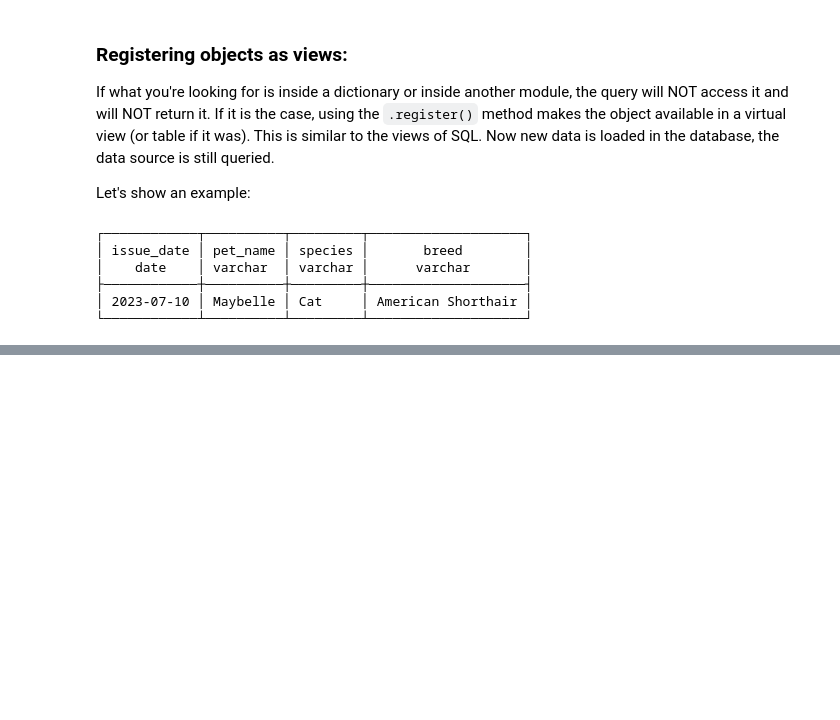
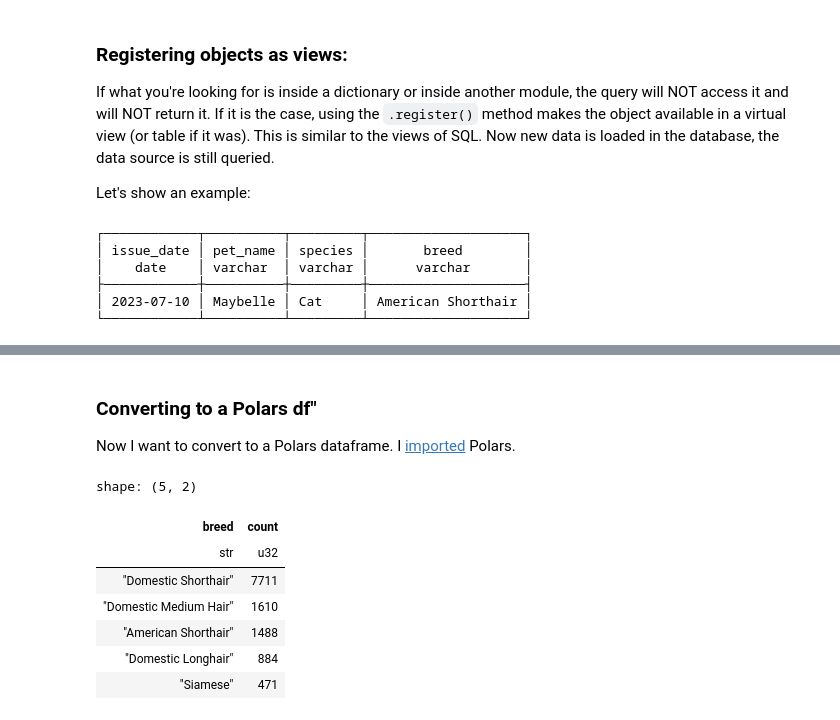
Before and after one commit to jendives2000/Data_ML_Practice_2025, a Jupyter notebook: 1-3-SQL/practice/DuckDB/notebooks/2_duckdb_python_API.ipynb, the cells around one changed output, grey strips where cells are left out. Cells and saved outputs as stored; diff of their text form; code cells hidden in the pictures; blank space fills up the shorter version.

```diff
--- a/1-3-SQL/practice/DuckDB/notebooks/2_duckdb_python_API.ipynb
+++ b/1-3-SQL/practice/DuckDB/notebooks/2_duckdb_python_API.ipynb
@@ -934,0 +958,14 @@ pd_df_conn.sql(
+# %%
+# opening a new in-memory database:
+inm_conn1 = duckdb.connect()
+
+# creating an RO
+seattle_pets = inm_conn1.from_parquet("../data/data_out/copy_seattle_pets.parquet")
+
+# converting to a pandas df:
+seattle_pets_df = seattle_pets.df()
+
+# querying the pandas df:
+seattle_pets_df[
+    seattle_pets_df.species == "Dog"            # all dogs
+    ].value_counts("breed")[:5]                 # returning the count of 5 categories of breed
@@ -934,0 +980,21 @@ pd_df_conn.sql(
+# %% [markdown]
+### **Converting to a Polars df**"
+
+Now I want to convert to a Polars dataframe. I [imported](#imports) Polars.
+# %%
+# converting to a polars df:
+seattle_pets_pldf = seattle_pets.pl()
+
+# querying it:
+seattle_pets_pldf.filter(
+    pl.col("species") == "Cat"              # all cats
+)["breed"].value_counts(sort=True)[:5]      # returning the count of 5 categories of breed
+# %% [output]
+shape: (5, 2)
+| breed | count |
+| str | u32 |
+| "Domestic Shorthair" | 7711 |
+| "Domestic Medium Hair" | 1610 |
+| "American Shorthair" | 1488 |
+| "Domestic Longhair" | 884 |
+| "Siamese" | 471 |
```
Also changed, not shown: parts of 7 cells of this notebook.
